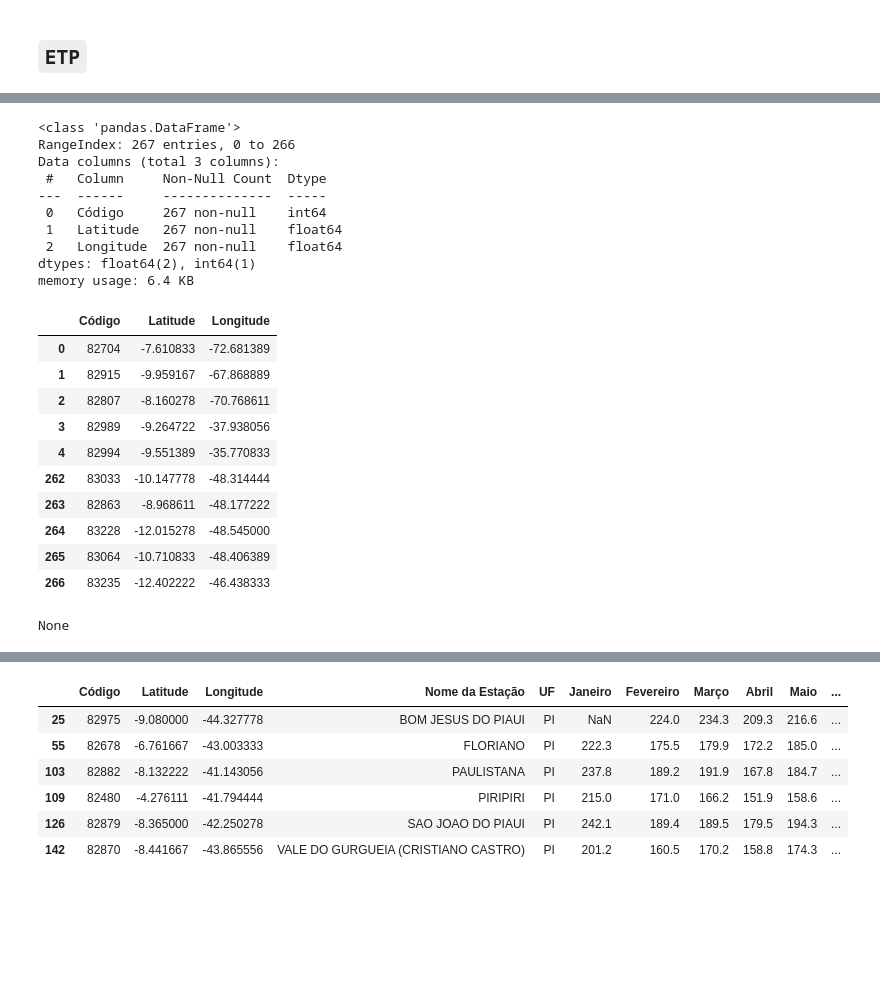
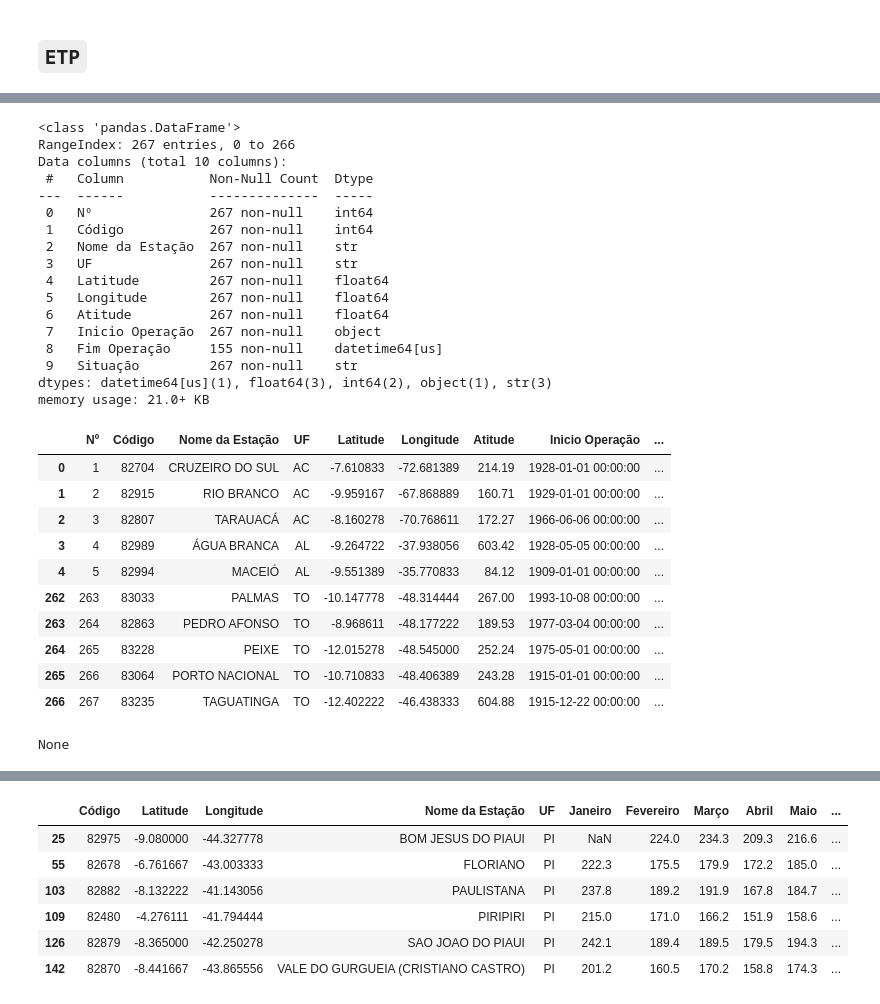
Before and after one commit to levyfelipess/2026-2_hidrologia-avancada, a Jupyter notebook: notebooks/01_precipitacao-media.ipynb, the cells around one changed output, grey strips where cells are left out. Drawn from its saved outputs; the diff is of its cells as text; code cells hidden in the pictures; blank space fills up the shorter version.

```diff
--- a/notebooks/01_precipitacao-media.ipynb
+++ b/notebooks/01_precipitacao-media.ipynb
@@ -185,27 +155,34 @@ None
 # %%
-df_normais_clim_stations = pd.read_excel('../data/raw/Normal-Climatologica-ESTAÇÕES.xlsx', header=2)
-df_normais_clim_stations = df_normais_clim_stations.loc[:, ['Código', 'Latitude', 'Longitude']]
+df_normais_clim_stations = pd.read_excel('../data/raw/Normal-Climatologica-ESTACOES.xlsx', header=2)
+#df_normais_clim_stations = df_normais_clim_stations.loc[:, ['Código', 'Latitude', 'Longitude']]
 head_tail_info(df_normais_clim_stations)
 # %% [output]
 <class 'pandas.DataFrame'>
 RangeIndex: 267 entries, 0 to 266
-Data columns (total 3 columns):
- #   Column     Non-Null Count  Dtype
----  ------     --------------  -----
- 0   Código     267 non-null    int64
- 1   Latitude   267 non-null    float64
- 2   Longitude  267 non-null    float64
-dtypes: float64(2), int64(1)
-memory usage: 6.4 KB
+Data columns (total 10 columns):
+ #   Column           Non-Null Count  Dtype
+---  ------           --------------  -----
+ 0   Nº               267 non-null    int64
+ 1   Código           267 non-null    int64
+ 2   Nome da Estação  267 non-null    str
+ 3   UF               267 non-null    str
+ 4   Latitude         267 non-null    float64
+ 5   Longitude        267 non-null    float64
+ 6   Atitude          267 non-null    float64
+ 7   Inicio Operação  267 non-null    object
+ 8   Fim Operação     155 non-null    datetime64[us]
+ 9   Situação         267 non-null    str
+dtypes: datetime64[us](1), float64(3), int64(2), object(1), str(3)
+memory usage: 21.0+ KB
-|  | Código | Latitude | Longitude |
-| 0 | 82704 | -7.610833 | -72.681389 |
-| 1 | 82915 | -9.959167 | -67.868889 |
-| 2 | 82807 | -8.160278 | -70.768611 |
-| 3 | 82989 | -9.264722 | -37.938056 |
-| 4 | 82994 | -9.551389 | -35.770833 |
-| 262 | 83033 | -10.147778 | -48.314444 |
-| 263 | 82863 | -8.968611 | -48.177222 |
-| 264 | 83228 | -12.015278 | -48.545000 |
-| 265 | 83064 | -10.710833 | -48.406389 |
-| 266 | 83235 | -12.402222 | -46.438333 |
+|  | Nº | Código | Nome da Estação | UF | Latitude | Longitude | Atitude | Inicio Operação | ... |
+| 0 | 1 | 82704 | CRUZEIRO DO SUL | AC | -7.610833 | -72.681389 | 214.19 | 1928-01-01 00:00:00 | ... |
+| 1 | 2 | 82915 | RIO BRANCO | AC | -9.959167 | -67.868889 | 160.71 | 1929-01-01 00:00:00 | ... |
+| 2 | 3 | 82807 | TARAUACÁ | AC | -8.160278 | -70.768611 | 172.27 | 1966-06-06 00:00:00 | ... |
+| 3 | 4 | 82989 | ÁGUA BRANCA | AL | -9.264722 | -37.938056 | 603.42 | 1928-05-05 00:00:00 | ... |
+| 4 | 5 | 82994 | MACEIÓ | AL | -9.551389 | -35.770833 | 84.12 | 1909-01-01 00:00:00 | ... |
+| 262 | 263 | 83033 | PALMAS | TO | -10.147778 | -48.314444 | 267.00 | 1993-10-08 00:00:00 | ... |
+| 263 | 264 | 82863 | PEDRO AFONSO | TO | -8.968611 | -48.177222 | 189.53 | 1977-03-04 00:00:00 | ... |
+| 264 | 265 | 83228 | PEIXE | TO | -12.015278 | -48.545000 | 252.24 | 1975-05-01 00:00:00 | ... |
+| 265 | 266 | 83064 | PORTO NACIONAL | TO | -10.710833 | -48.406389 | 243.28 | 1915-01-01 00:00:00 | ... |
+| 266 | 267 | 83235 | TAGUATINGA | TO | -12.402222 | -46.438333 | 604.88 | 1915-12-22 00:00:00 | ... |
 None
```
Also changed, not shown: parts of 7 cells of this notebook.
